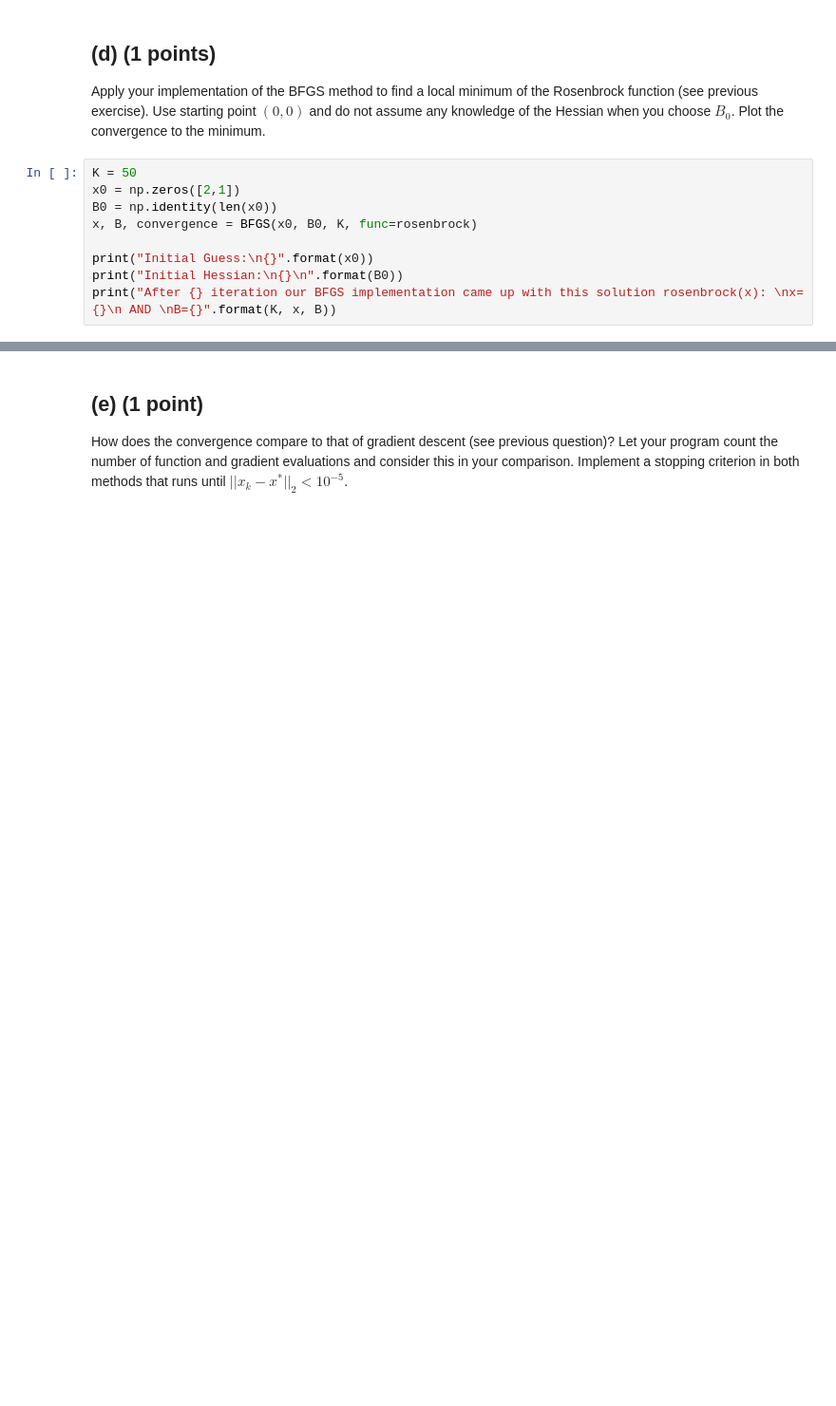
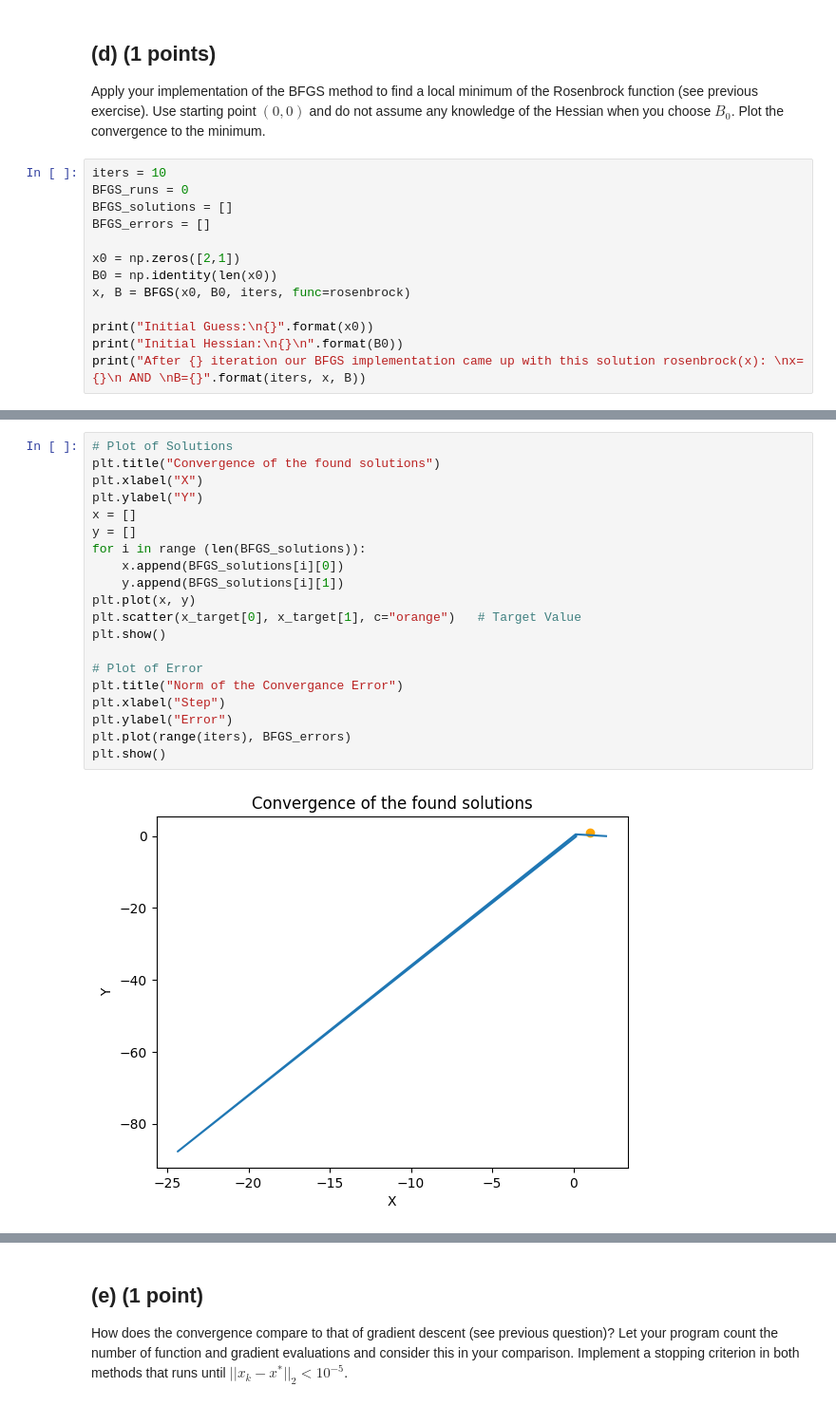
Before and after one commit to aM0NKE/NumericalAlgorithms, a Jupyter notebook: hw5_2022.ipynb, the cells around one changed output, grey strips where cells are left out. Shown at 95% size. Drawn from its saved outputs; the diff is of its cells as text; blank space fills up the shorter version.

```diff
--- a/hw5_2022.ipynb
+++ b/hw5_2022.ipynb
@@ -424,14 +468,18 @@ These results are the same as the ones in the book, so we assume our implementat
 Apply your implementation of the BFGS method to find a local minimum of the Rosenbrock function (see previous exercise). Use starting point $(0,0)$ and do not assume any knowledge of the Hessian when you choose $B_0$.
 Plot the convergence to the minimum.
 # %%
-K = 50
+iters = 10
+BFGS_runs = 0
+BFGS_solutions = []
+BFGS_errors = []
+
 x0 = np.zeros([2,1])
 B0 = np.identity(len(x0))
-x, B, convergence = BFGS(x0, B0, K, func=rosenbrock)
+x, B = BFGS(x0, B0, iters, func=rosenbrock)
 
 print("Initial Guess:\n{}".format(x0))
 print("Initial Hessian:\n{}\n".format(B0))
-print("After {} iteration our BFGS implementation came up with this solution rosenbrock(x): \nx={}\n AND \nB={}".format(K, x, B))
+print("After {} iteration our BFGS implementation came up with this solution rosenbrock(x): \nx={}\n AND \nB={}".format(iters, x, B))
 # %% [output]
 Initial Guess:
 [[0.]
@@ -448,0 +497,22 @@ B=[[ 801.51464506 -399.78435443]
+# %%
+# Plot of Solutions
+plt.title("Convergence of the found solutions")
+plt.xlabel("X")
+plt.ylabel("Y")
+x = []
+y = []
+for i in range (len(BFGS_solutions)):
+    x.append(BFGS_solutions[i][0])
+    y.append(BFGS_solutions[i][1])
+plt.plot(x, y)
+plt.scatter(x_target[0], x_target[1], c="orange")   # Target Value
+plt.show()
+
+# Plot of Error
+plt.title("Norm of the Convergance Error")
+plt.xlabel("Step")
+plt.ylabel("Error")
+plt.plot(range(iters), BFGS_errors)
+plt.show()
+# %% [output]
+[figure, added]
```
Also changed, not shown: parts of 9 cells of this notebook.
